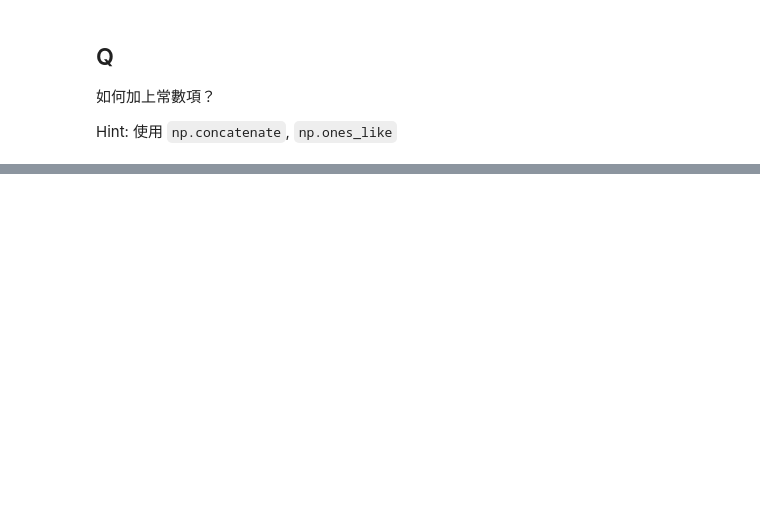
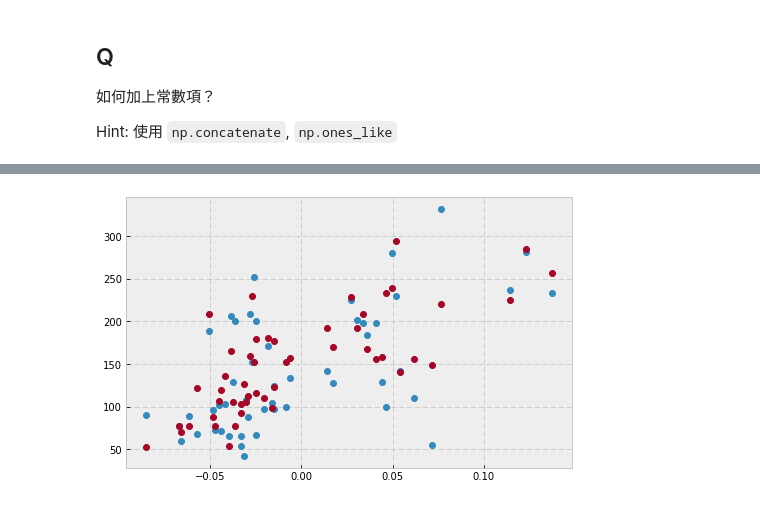
Before and after one commit to tjwei/HackNTU_Data_2017, a Jupyter notebook: Week02/02-Linear Regression.ipynb, the cells around one changed output, grey strips where cells are left out. Cells and saved outputs as stored; diff of their text form; code cells hidden in the pictures; blank space fills up the shorter version.

```diff
--- a/Week02/02-Linear Regression.ipynb
+++ b/Week02/02-Linear Regression.ipynb
@@ -33,0 +145,5 @@ Hint: 使用 `np.concatenate`, `np.ones_like`
+# %%
+plt.plot(test_X[:, 2:3], test_y, 'o');
+plt.plot(test_X[:, 2:3], regr.predict(test_X), 'o');
+# %% [output]
+[figure, added]
```
Also changed, not shown: parts of 50 cells of this notebook, 6 other files.
